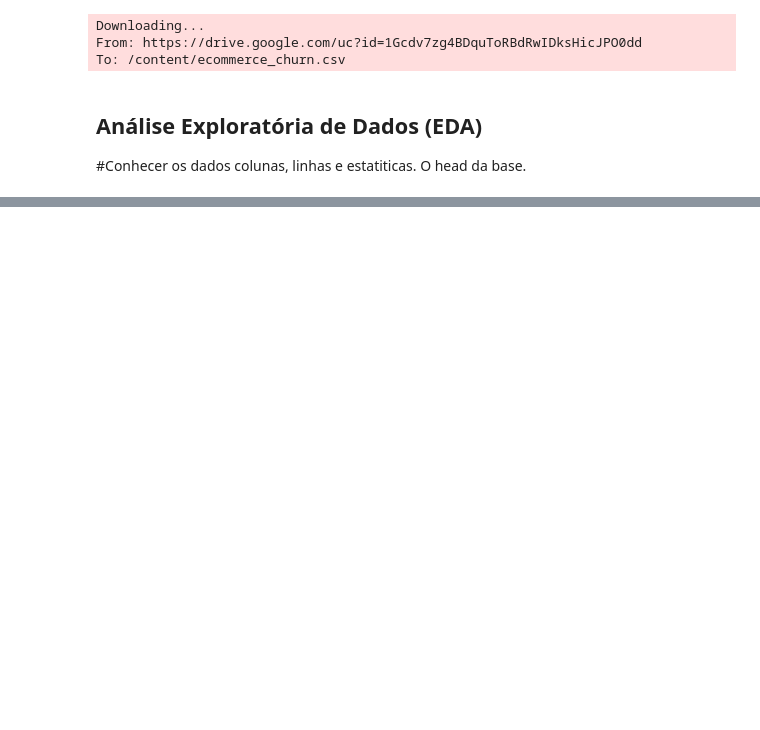
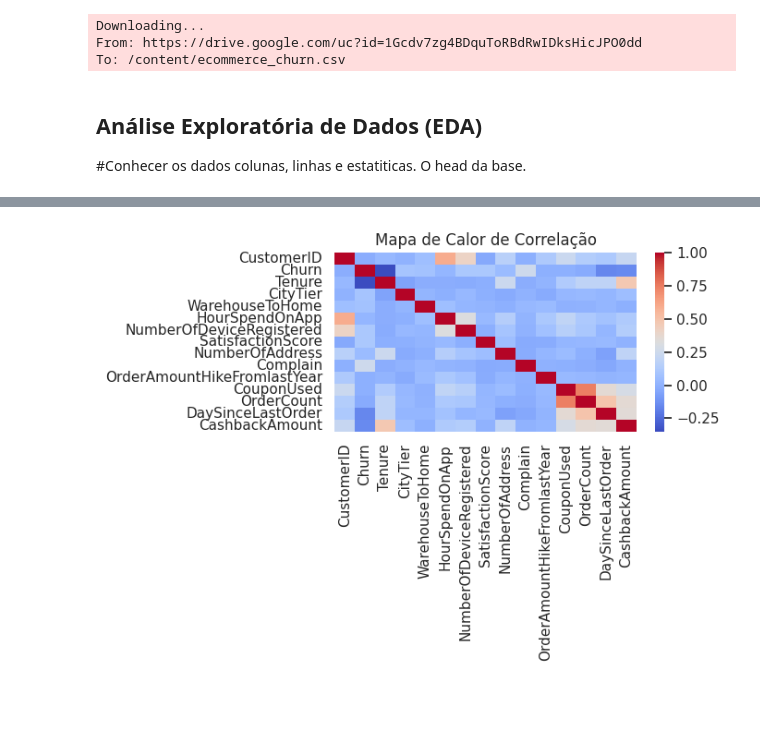
Before and after one commit to alegouvea75/Projeto-Avaliativo-final-Modulo1, a Jupyter notebook: Projeto_Avaliativo_semana_14.ipynb, the cells around one changed output, grey strips where cells are left out. Drawn from its saved outputs; the diff is of its cells as text; code cells hidden in the pictures; blank space fills up the shorter version.

```diff
--- a/Projeto_Avaliativo_semana_14.ipynb
+++ b/Projeto_Avaliativo_semana_14.ipynb
@@ -61,2 +87,14 @@ display(df.describe())
+# %%
+#Gráfico 3mapa de calor.
+#---visualisação tamanho padrão---
+plt.figure(figsize=(18, 5))
+plt.subplot(1, 3, 3)
+colunas_numericas = df.select_dtypes(include=['int64', 'float64']).columns
+sns.heatmap(df[colunas_numericas].corr(), annot=False, cmap='coolwarm')
+plt.title('Mapa de Calor de Correlação')
+plt.tight_layout()
+plt.show()
+# %% [output]
+[figure, added]
 # %% [markdown]
 #
```
Also changed, not shown: parts of 3 cells of this notebook.
